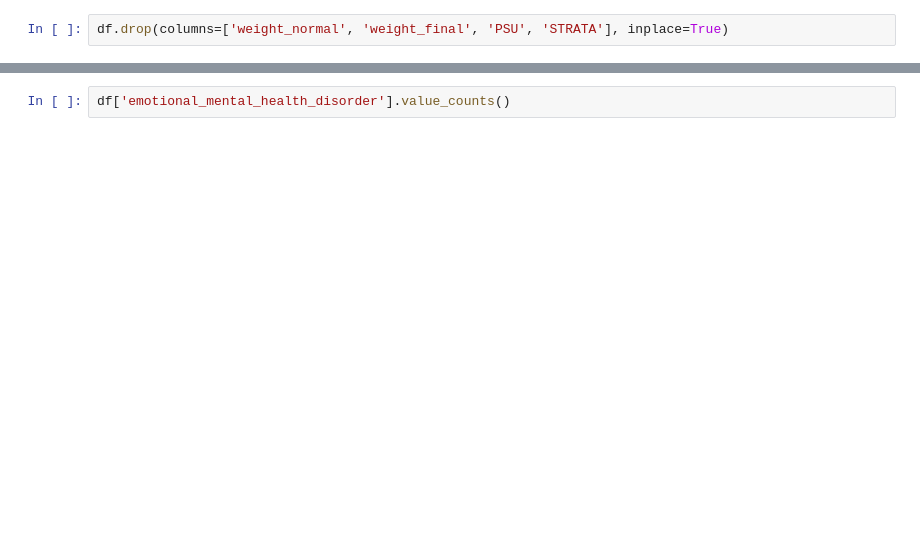
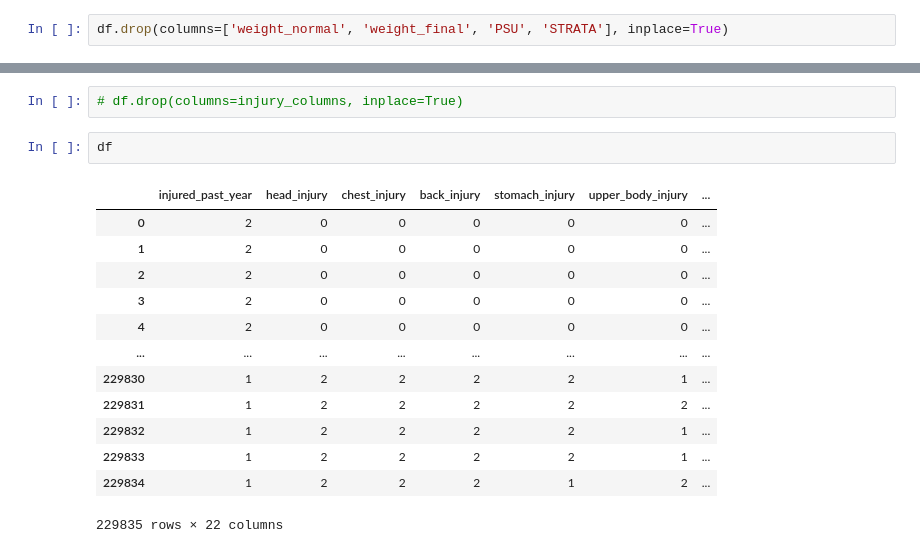
Before and after one commit to PhilipusAdrielTandra/Mental_health_correlation, a Jupyter notebook: Cedera.ipynb, the cells around one changed output, grey strips where cells are left out. Cells and saved outputs as stored; diff of their text form; blank space fills up the shorter version.

```diff
--- a/Cedera.ipynb
+++ b/Cedera.ipynb
@@ -34,2 +68,18 @@ df.drop(columns=['weight_normal', 'weight_final', 'PSU', 'STRATA'], inplace=True
+# %%
+# df.drop(columns=injury_columns, inplace=True)
 # %%
-df['emotional_mental_health_disorder'].value_counts()
+df
+# %% [output]
+|  | injured_past_year | head_injury | chest_injury | back_injury | stomach_injury | upper_body_injury | ... |
+| 0 | 2 | 0 | 0 | 0 | 0 | 0 | ... |
+| 1 | 2 | 0 | 0 | 0 | 0 | 0 | ... |
+| 2 | 2 | 0 | 0 | 0 | 0 | 0 | ... |
+| 3 | 2 | 0 | 0 | 0 | 0 | 0 | ... |
+| 4 | 2 | 0 | 0 | 0 | 0 | 0 | ... |
+| ... | ... | ... | ... | ... | ... | ... | ... |
+| 229830 | 1 | 2 | 2 | 2 | 2 | 1 | ... |
+| 229831 | 1 | 2 | 2 | 2 | 2 | 2 | ... |
+| 229832 | 1 | 2 | 2 | 2 | 2 | 1 | ... |
+| 229833 | 1 | 2 | 2 | 2 | 2 | 1 | ... |
+| 229834 | 1 | 2 | 2 | 2 | 1 | 2 | ... |
+229835 rows × 22 columns
```
Also changed, not shown: parts of 24 cells of this notebook, 2 other files.
